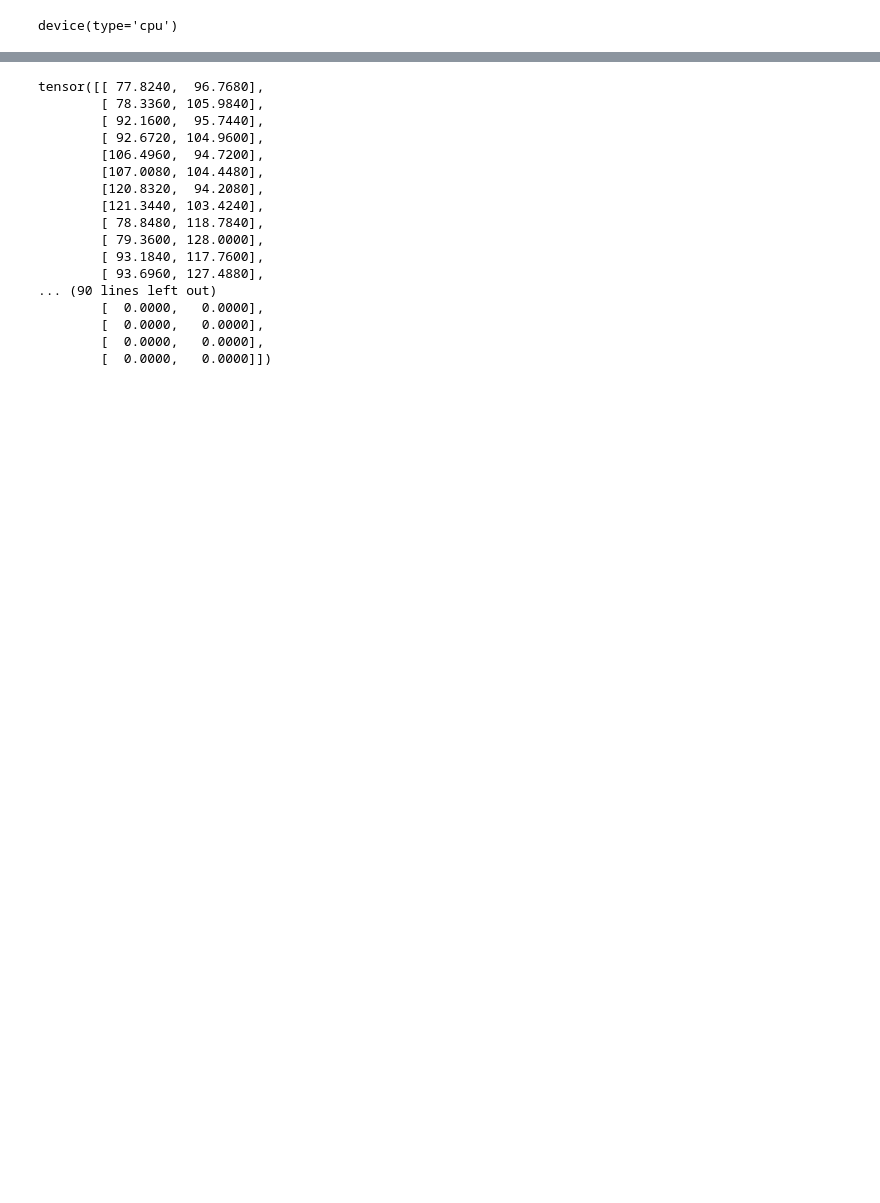
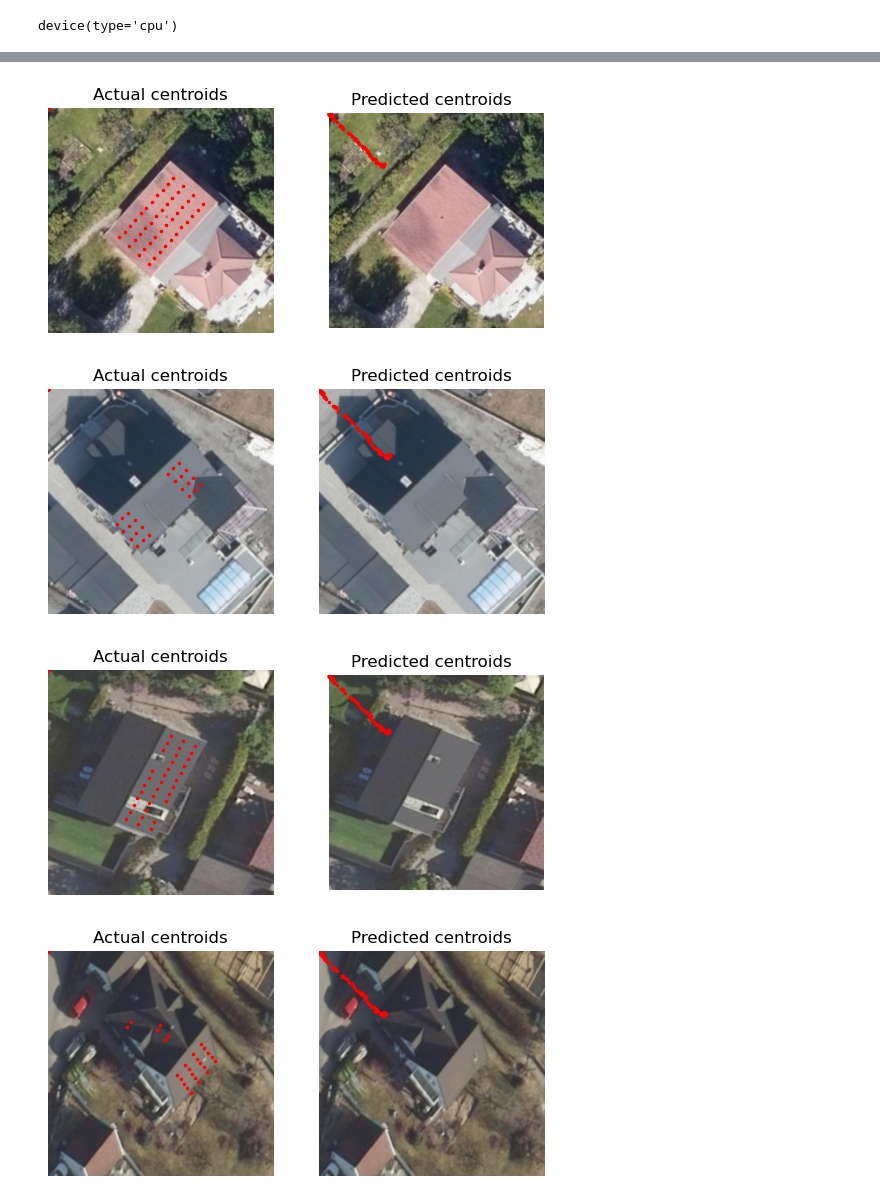
Before and after one commit to WizenPainter/autotetris, a Jupyter notebook: Facemarks_example_pauli.ipynb, the cells around one changed output, grey strips where cells are left out. Cells and saved outputs as stored; diff of their text form; code cells hidden in the pictures; blank space fills up the shorter version.

Commit message:
Fixed bugs in model testing

```diff
--- a/Facemarks_example_pauli.ipynb
+++ b/Facemarks_example_pauli.ipynb
@@ -201,7 +199,7 @@ criterion = nn.MSELoss()
 optimizer = optim.Adam(network.parameters(), lr=0.0001)
 
 loss_min = np.inf
-num_epochs = 10
+num_epochs = 100
 
 # Train model
 model = model_resnet18(network, criterion, optimizer, num_epochs, train_loader, valid_loader)
@@ -226,6 +223,0 @@ Total Elapsed Time : 294.5130922794342 s
-# %%
-image, centroids = next(iter(test_loader))
-print(image.squeeze().shape)
-
-prediction = model(image)
-prediction = prediction.view(-1, 106, 2)
@@ -268,20 +224,41 @@ array([[ 77.824,  96.768],
-# %%
-centroids[0,:]
-# %% [output]
-tensor([[ 77.8240,  96.7680],
-        [ 78.3360, 105.9840],
-        [ 92.1600,  95.7440],
-        [ 92.6720, 104.9600],
-        [106.4960,  94.7200],
-        [107.0080, 104.4480],
-        [120.8320,  94.2080],
-        [121.3440, 103.4240],
-        [ 78.8480, 118.7840],
-        [ 79.3600, 128.0000],
-        [ 93.1840, 117.7600],
-        [ 93.6960, 127.4880],
-... (90 lines left out)
-        [  0.0000,   0.0000],
-        [  0.0000,   0.0000],
-        [  0.0000,   0.0000],
-        [  0.0000,   0.0000]])
+# %%
+def test_model(model, test_loader, num_tests, max_num = len(test_loader)):
+    predictions = []
+    iterator_c = iter(test_loader)
+    for step in range(1,num_tests + 1):
+        image, centroids = next(iterator_c)
+        prediction = model(image)
+        predictions.append(prediction.view(-1,106,2))
+
+        # Prepare data for plotting
+        image = image.squeeze()
+        image = image.permute(1, 2, 0)
+
+        centroids = centroids.numpy()
+        centroids = centroids[0]
+
+        prediction = prediction.view(-1, 106, 2)
+        prediction = prediction.detach().numpy()
+        prediction = prediction[0]
+
+        fig, ax = plt.subplots(1, 2)
+        ax[0].imshow(image)
+        ax[0].scatter(centroids[:, 1], centroids[:, 0], s=10, marker='.', c='r')
+        ax[0].set_title("Actual centroids")
+        ax[0].axis("off")
+
+        ax[1].imshow(image)
+        ax[1].scatter(prediction[:, 1], prediction[:, 0], s=10, marker='.', c='r')
+        ax[1].set_title("Predicted centroids")
+        ax[1].axis("off")
+
+        plt.show()
+
+    return predictions
+# %%
+test_model(network, test_loader, 8)
+# %% [output]
+[figure, added]
+[figure, added]
+[figure, added]
+[figure, added]
```
Also changed, not shown: parts of 12 cells of this notebook, 1 other file.
